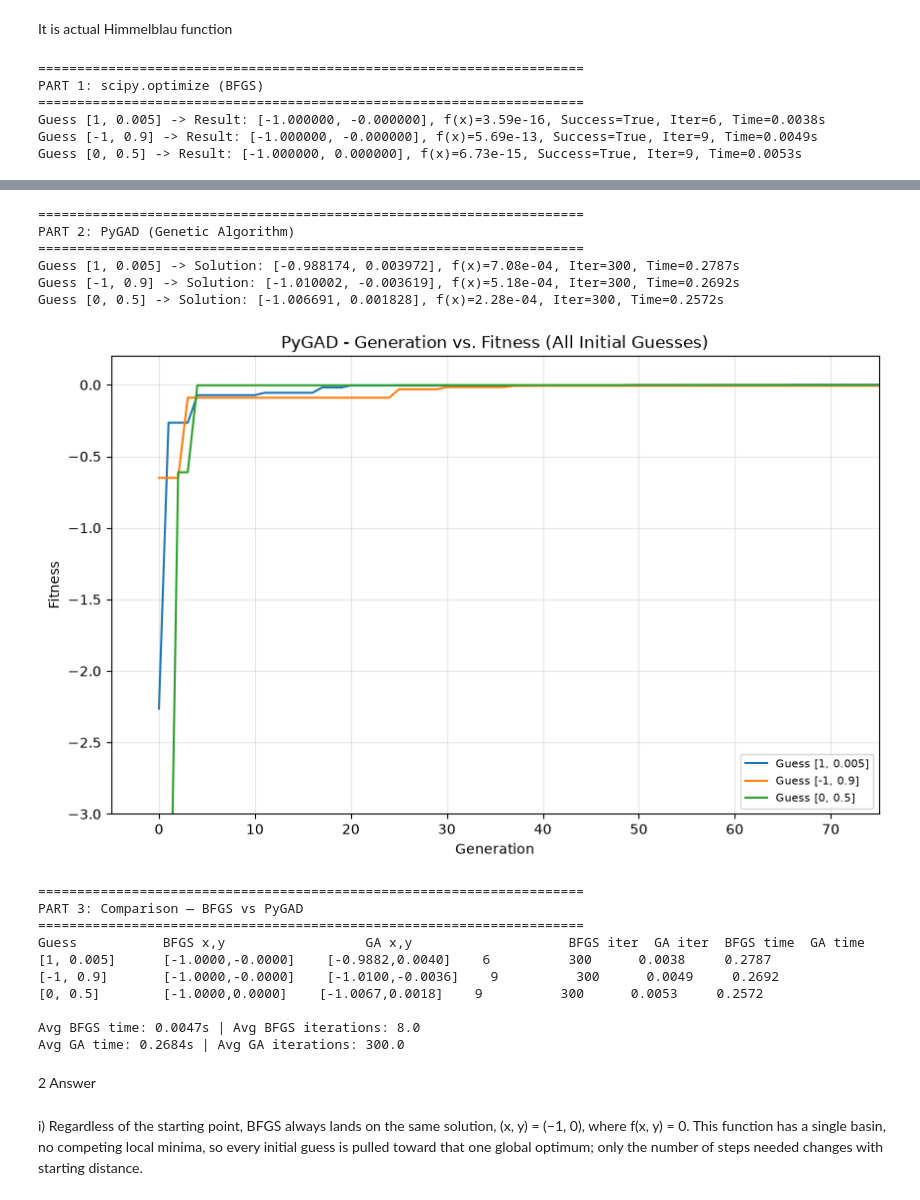
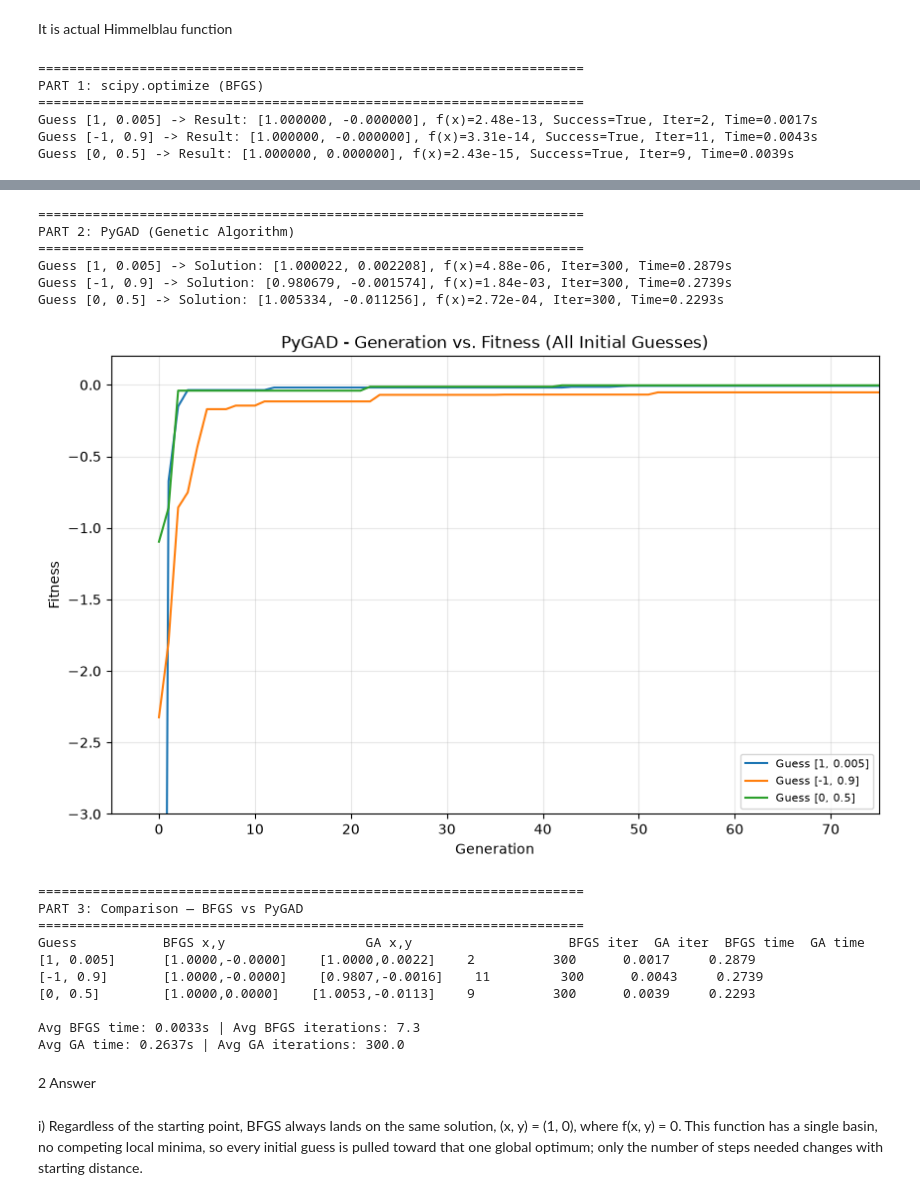
Before and after one commit to ce26d015-ChitritaBarman/assignment-4_Chitrita_Barman, a Jupyter notebook: Assignment_4_TODO.ipynb, the cells around one changed output, grey strips where cells are left out. Cells and saved outputs as stored; diff of their text form; code cells hidden in the pictures.

Commit message:
Assignment Solution

```diff
--- a/Assignment_4_TODO.ipynb
+++ b/Assignment_4_TODO.ipynb
@@ -369,12 +369,12 @@ It is actual Himmelblau function
 # %%
 def function(x):
     x = np.asarray(x)
-    return (x[0]**2 + x[1]**2 - 1)**2 + (x[0] + 1)**2 + x[1]**2
+    return (x[0]**2 + x[1]**2 - 1)**2 + (x[0] - 1)**2 + x[1]**2
 
 init_guesses = [[1, 0.005], [-1, 0.9], [0, 0.5]]
 
 # global minimum for this function is at (-1, 0), f=0
-GLOBAL_MIN = (-1, 0)
+GLOBAL_MIN = (1, 0)
 
 # ============================================================
 # PART 1: scipy.optimize (BFGS)
@@ -515,6 +515,6 @@ print(f"Avg GA time: {np.mean(ga_times):.4f}s | Avg GA iterations: {np.mean(ga_i
 ======================================================================
 PART 1: scipy.optimize (BFGS)
 ======================================================================
-Guess [1, 0.005] -> Result: [-1.000000, -0.000000], f(x)=3.59e-16, Success=True, Iter=6, Time=0.0038s
-Guess [-1, 0.9] -> Result: [-1.000000, -0.000000], f(x)=5.69e-13, Success=True, Iter=9, Time=0.0049s
-Guess [0, 0.5] -> Result: [-1.000000, 0.000000], f(x)=6.73e-15, Success=True, Iter=9, Time=0.0053s
+Guess [1, 0.005] -> Result: [1.000000, -0.000000], f(x)=2.48e-13, Success=True, Iter=2, Time=0.0017s
+Guess [-1, 0.9] -> Result: [1.000000, -0.000000], f(x)=3.31e-14, Success=True, Iter=11, Time=0.0043s
+Guess [0, 0.5] -> Result: [1.000000, 0.000000], f(x)=2.43e-15, Success=True, Iter=9, Time=0.0039s
@@ -522,22 +522,22 @@ Guess [0, 0.5] -> Result: [-1.000000, 0.000000], f(x)=6.73e-15, Success=True, It
 ======================================================================
 PART 2: PyGAD (Genetic Algorithm)
 ======================================================================
-Guess [1, 0.005] -> Solution: [-0.988174, 0.003972], f(x)=7.08e-04, Iter=300, Time=0.2787s
-Guess [-1, 0.9] -> Solution: [-1.010002, -0.003619], f(x)=5.18e-04, Iter=300, Time=0.2692s
-Guess [0, 0.5] -> Solution: [-1.006691, 0.001828], f(x)=2.28e-04, Iter=300, Time=0.2572s
+Guess [1, 0.005] -> Solution: [1.000022, 0.002208], f(x)=4.88e-06, Iter=300, Time=0.2879s
+Guess [-1, 0.9] -> Solution: [0.980679, -0.001574], f(x)=1.84e-03, Iter=300, Time=0.2739s
+Guess [0, 0.5] -> Solution: [1.005334, -0.011256], f(x)=2.72e-04, Iter=300, Time=0.2293s
-[figure, old version]
+[figure, new version]
 ======================================================================
 PART 3: Comparison — BFGS vs PyGAD
 ======================================================================
 Guess           BFGS x,y                  GA x,y                    BFGS iter  GA iter  BFGS time  GA time
-[1, 0.005]      [-1.0000,-0.0000]    [-0.9882,0.0040]    6          300      0.0038     0.2787
-[-1, 0.9]       [-1.0000,-0.0000]    [-1.0100,-0.0036]    9          300      0.0049     0.2692
-[0, 0.5]        [-1.0000,0.0000]    [-1.0067,0.0018]    9          300      0.0053     0.2572
+[1, 0.005]      [1.0000,-0.0000]    [1.0000,0.0022]    2          300      0.0017     0.2879
+[-1, 0.9]       [1.0000,-0.0000]    [0.9807,-0.0016]    11         300      0.0043     0.2739
+[0, 0.5]        [1.0000,0.0000]    [1.0053,-0.0113]    9          300      0.0039     0.2293
 
-Avg BFGS time: 0.0047s | Avg BFGS iterations: 8.0
-Avg GA time: 0.2684s | Avg GA iterations: 300.0
+Avg BFGS time: 0.0033s | Avg BFGS iterations: 7.3
+Avg GA time: 0.2637s | Avg GA iterations: 300.0
 # %% [markdown]
 2 Answer
 # %% [markdown]
-i) Regardless of the starting point, BFGS always lands on the same solution, (x, y) = (−1, 0), where f(x, y) = 0. This function has a single basin, no competing local minima, so every initial guess is pulled toward that one global optimum; only the number of steps needed changes with starting distance.
+i) Regardless of the starting point, BFGS always lands on the same solution, (x, y) = (1, 0), where f(x, y) = 0. This function has a single basin, no competing local minima, so every initial guess is pulled toward that one global optimum; only the number of steps needed changes with starting distance.
 # %% [markdown]
```
Also changed, not shown: parts of 5 cells of this notebook.
